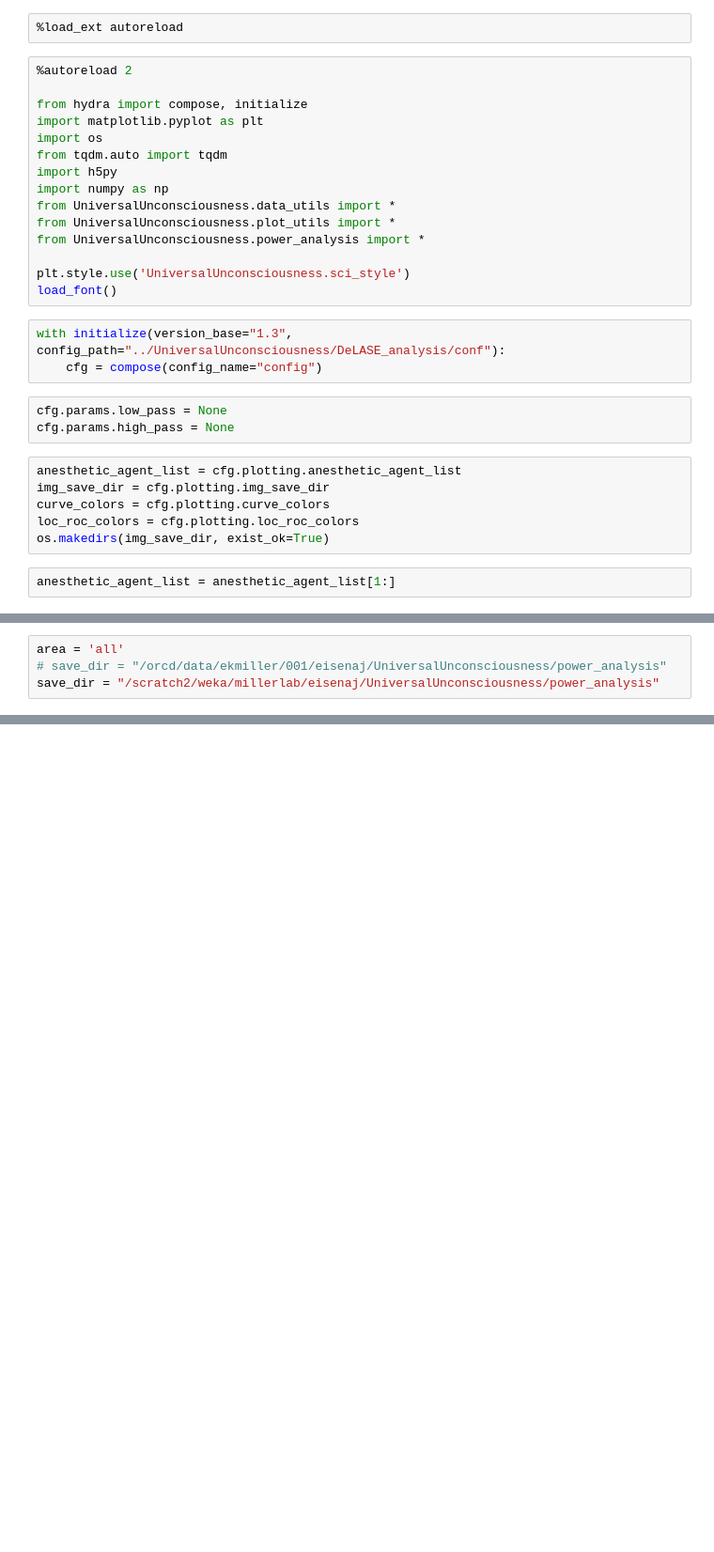
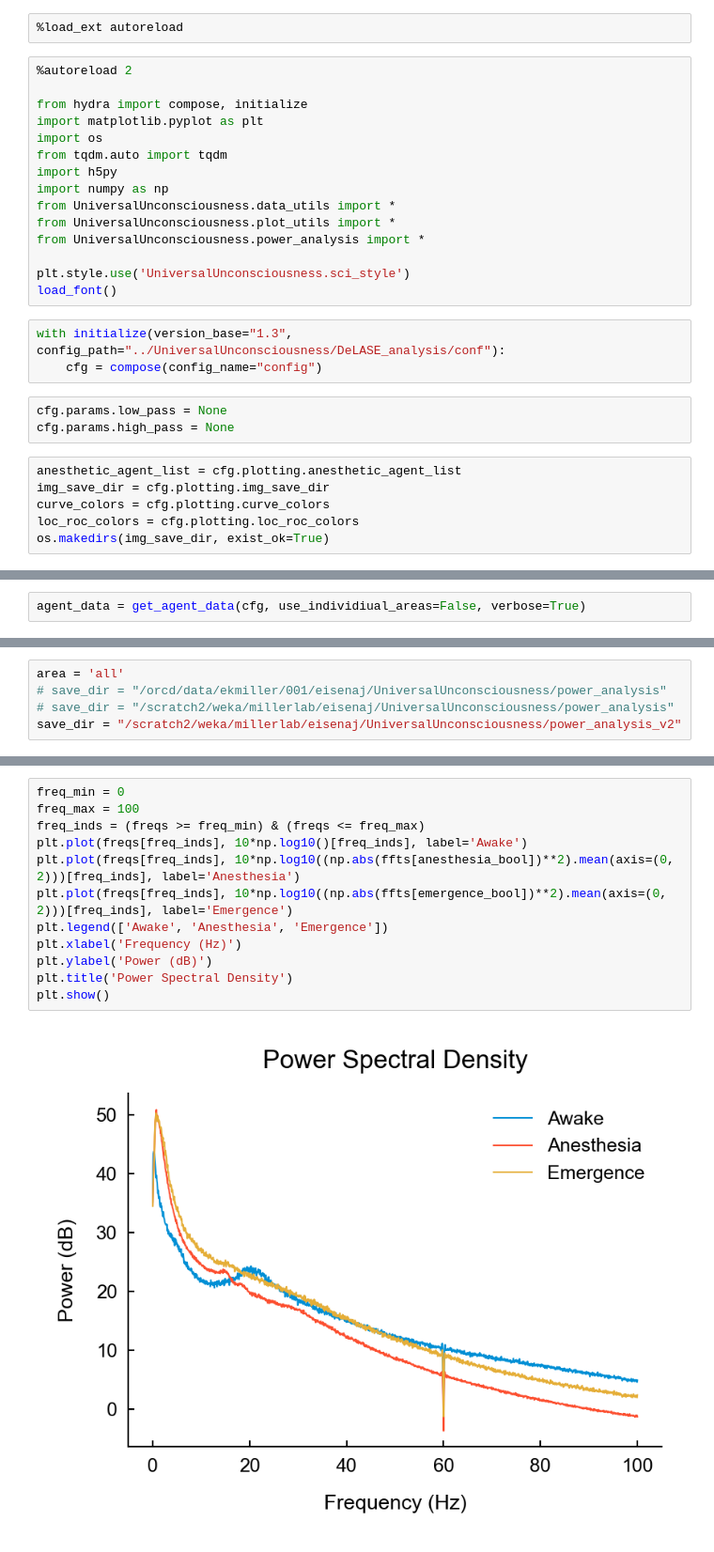
Before and after one commit to adamjeisen/UniversalUnconsciousness, a Jupyter notebook: _jupyter/Power Analysis.ipynb, the cells around one changed output, grey strips where cells are left out. Shown: that part at 94% size. Cells and saved outputs as stored; diff of their text form; blank space fills up the shorter version.

```diff
--- a/_jupyter/Power Analysis.ipynb
+++ b/_jupyter/Power Analysis.ipynb
@@ -27,5 +27,3 @@ img_save_dir = cfg.plotting.img_save_dir
 curve_colors = cfg.plotting.curve_colors
 loc_roc_colors = cfg.plotting.loc_roc_colors
 os.makedirs(img_save_dir, exist_ok=True)
-# %%
-anesthetic_agent_list = anesthetic_agent_list[1:]
@@ -81,0 +30,2 @@ Only 0 valid windows could be found for section 'awake lever2' with times [np.fl
+# %%
+agent_data = get_agent_data(cfg, use_individiual_areas=False, verbose=True)
@@ -82,4 +118,5 @@ Only 0 valid windows could be found for section 'awake lever2' with times [np.fl
 # %%
 area = 'all'
 # save_dir = "/orcd/data/ekmiller/001/eisenaj/UniversalUnconsciousness/power_analysis"
-save_dir = "/scratch2/weka/millerlab/eisenaj/UniversalUnconsciousness/power_analysis"
+# save_dir = "/scratch2/weka/millerlab/eisenaj/UniversalUnconsciousness/power_analysis"
+save_dir = "/scratch2/weka/millerlab/eisenaj/UniversalUnconsciousness/power_analysis_v2"
@@ -135,0 +237,14 @@ Power analysis for SPOCK_Dexmedetomidine_20210921 already exists
+# %%
+freq_min = 0
+freq_max = 100
+freq_inds = (freqs >= freq_min) & (freqs <= freq_max)
+plt.plot(freqs[freq_inds], 10*np.log10()[freq_inds], label='Awake')
+plt.plot(freqs[freq_inds], 10*np.log10((np.abs(ffts[anesthesia_bool])**2).mean(axis=(0, 2)))[freq_inds], label='Anesthesia')
+plt.plot(freqs[freq_inds], 10*np.log10((np.abs(ffts[emergence_bool])**2).mean(axis=(0, 2)))[freq_inds], label='Emergence')
+plt.legend(['Awake', 'Anesthesia', 'Emergence'])
+plt.xlabel('Frequency (Hz)')
+plt.ylabel('Power (dB)')
+plt.title('Power Spectral Density')
+plt.show()
+# %% [output]
+[figure, added]
```
Also changed, not shown: parts of 7 cells of this notebook, 36 other files.
